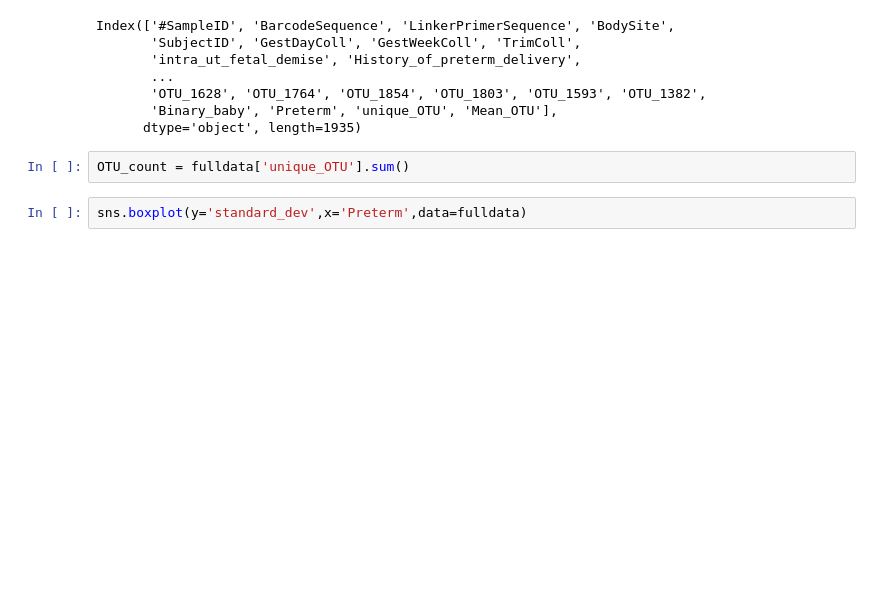
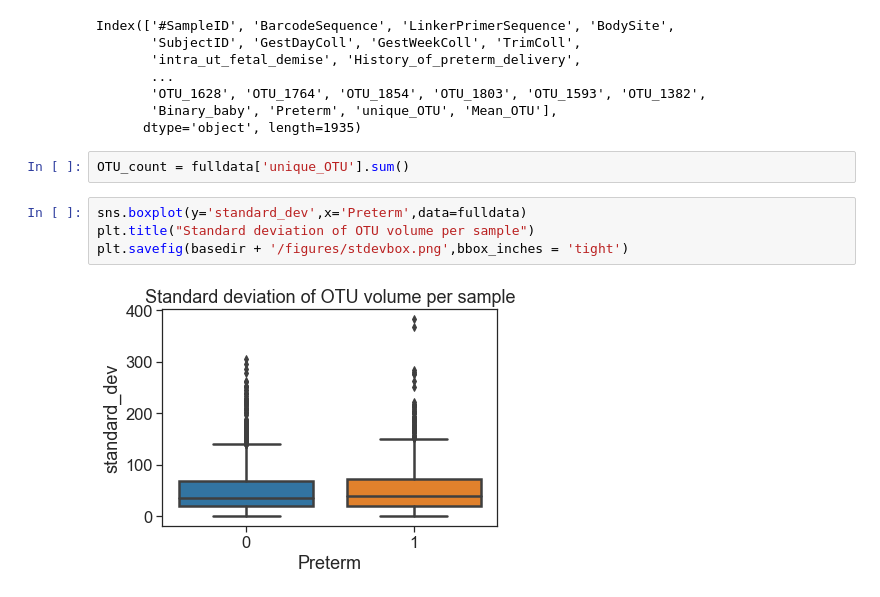
Before and after one commit to annabelng/microbiome, a Jupyter notebook: Preprocessing.ipynb, the cells around one changed output. Cells and saved outputs as stored; diff of their text form; blank space fills up the shorter version.

```diff
--- a/Preprocessing.ipynb
+++ b/Preprocessing.ipynb
@@ -536,3 +536,7 @@ Index(['#SampleID', 'BarcodeSequence', 'LinkerPrimerSequence', 'BodySite',
 OTU_count = fulldata['unique_OTU'].sum()
 # %%
 sns.boxplot(y='standard_dev',x='Preterm',data=fulldata)
+plt.title("Standard deviation of OTU volume per sample")
+plt.savefig(basedir + '/figures/stdevbox.png',bbox_inches = 'tight')
+# %% [output]
+[figure, added]
```
Also changed, not shown: parts of 12 cells of this notebook, 2 other files.
